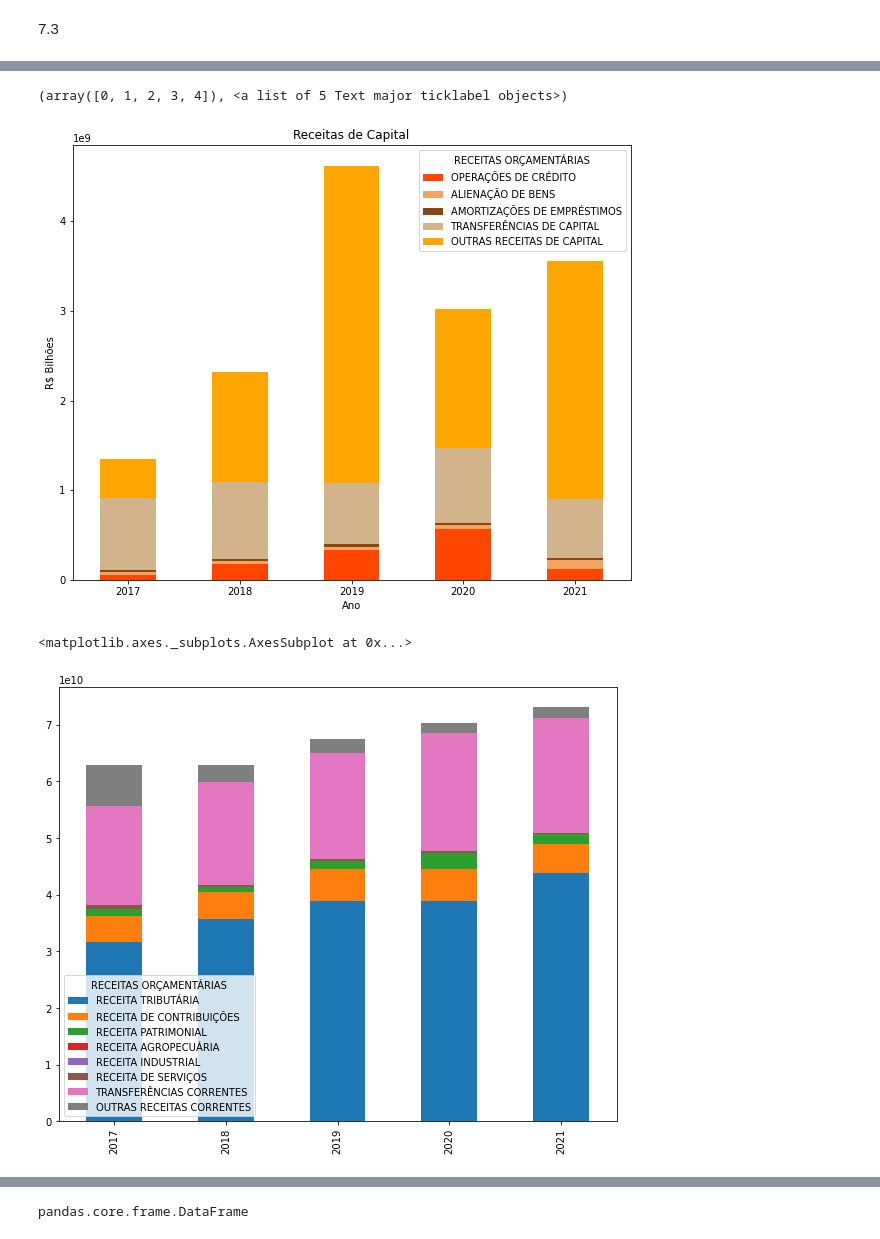
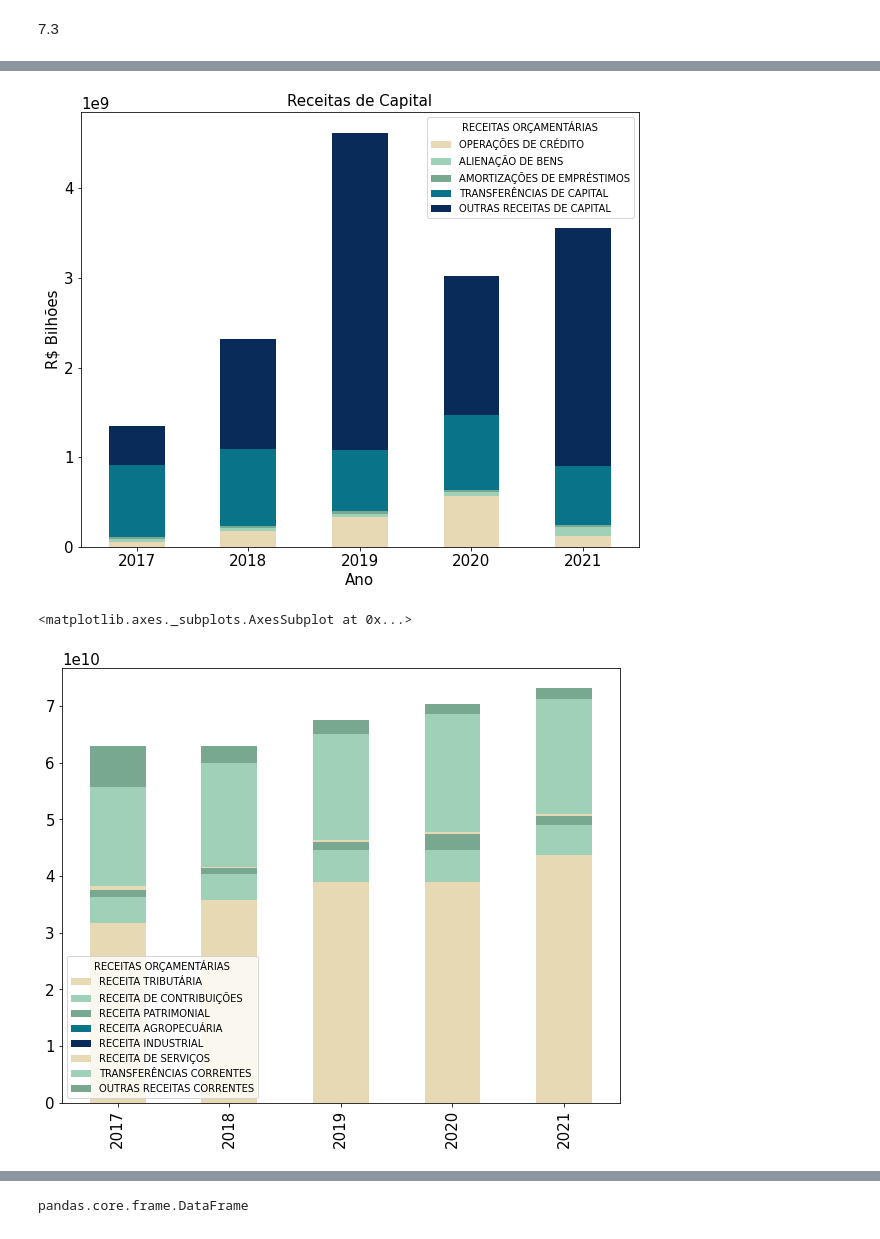
Before and after one commit to carolfazani/orcamento_sp, a Jupyter notebook: Preparando_os_dados.ipynb, the cells around one changed output, grey strips where cells are left out. Saved outputs shown, nothing was run; the diff lists cells and outputs as text; code cells hidden in the pictures.

```diff
--- a/Preparando_os_dados.ipynb
+++ b/Preparando_os_dados.ipynb
@@ -490,8 +491,15 @@ realizada['2021']['Receitas_Realizadas'][:]
 3    6.553710e+09
 Name: Receitas_Realizadas, dtype: float64
 # %%
-fig1, f1_axes = plt.subplots(ncols=2, nrows=2, figsize = (20,15))
-fig1.suptitle("Receitas por categoria", size=20)
+'''
+parameters = {'xtick.labelsize': 18,
+          'ytick.labelsize': 18,
+          'axes.labelsize': 18,
+          'axes.titlesize': 20}
+plt.rcParams.update(parameters)
+'''
+fig1, f1_axes = plt.subplots(ncols=2, nrows=2, figsize = (24,19))
+fig1.suptitle("Receitas por categoria", size=24)
 
 f1_axes[0,0].set_ylim(0, 79e9)
 f1_axes[0,1].set_ylim(60e9, 75e9)
@@ -535,5 +543,8 @@ f1_axes[1,0].scatter(serie_capital.index, serie_capital[0], color = "mediumblue"
 f1_axes[1,1].scatter(serie_saldos.index, serie_saldos[0], color = "mediumblue", marker = ".", s =
 150)
 
+
+
+
 plt.savefig('grafico2.png', transparent = True)
 # %% [output]
@@ -598,20 +609,27 @@ querysaldos
 | 2020 | 0.0 | 2.279084e+09 | 0.0 |
 | 2021 | 0.0 | 6.553710e+09 | 0.0 |
 # %%
-colors = [ 'orangered','sandybrown', 'saddlebrown',  'tan', 'orange']
+parameters = {'xtick.labelsize': 15,
+          'ytick.labelsize': 15,
+          'axes.labelsize': 15,
+          'axes.titlesize': 15}
+plt.rcParams.update(parameters)
+
+colors = [ '#e7d9b4','#9ed1b7', '#78a890',  '#09738a', '#092b5a']
 querycapital.plot(kind="bar",stacked=True,figsize=(10,8), color= colors)
 plt.ylabel('R$ Bilhões')
 plt.xlabel('Ano')
 plt.title('Receitas de Capital')
 plt.xticks(rotation=360)
+
+plt.savefig('grafico3.png', transparent = True)
 # %% [output]
-(array([0, 1, 2, 3, 4]), <a list of 5 Text major ticklabel objects>)
-[figure, old version]
+[figure, new version]
 # %%
-querycorrente.plot(kind="bar",stacked=True,figsize=(10,8))
+querycorrente.plot(kind="bar",stacked=True,figsize=(10,8), color= colors)
 # %% [output]
 <matplotlib.axes._subplots.AxesSubplot at 0x...>
-[figure, old version]
+[figure, new version]
 # %%
 querysaldos.plot(kind="bar",stacked=True,figsize=(10,8))
 # %% [output]
```
Also changed, not shown: parts of 17 cells of this notebook.
